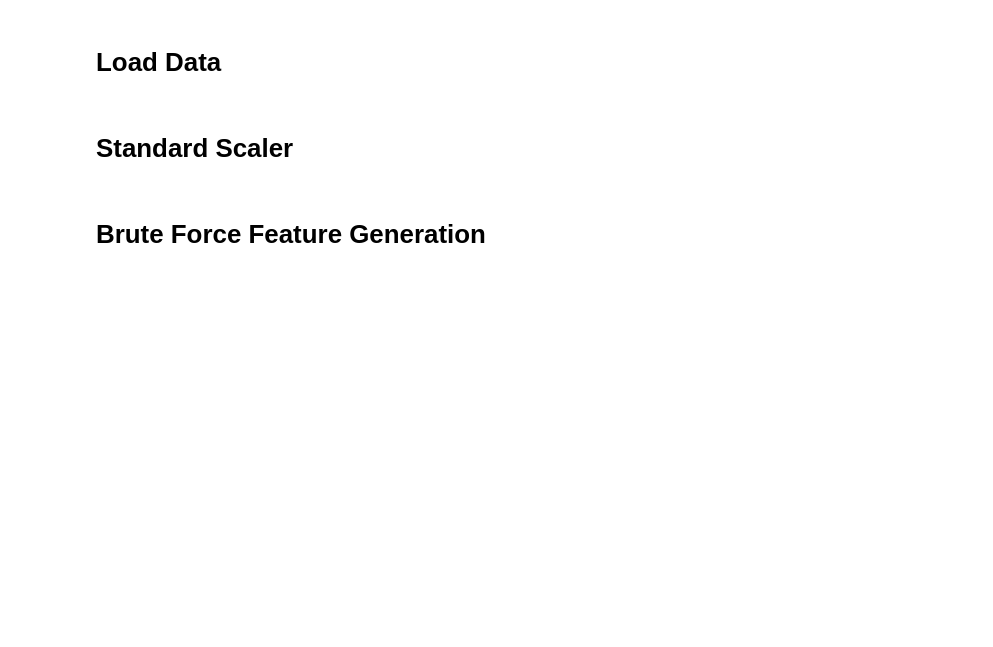
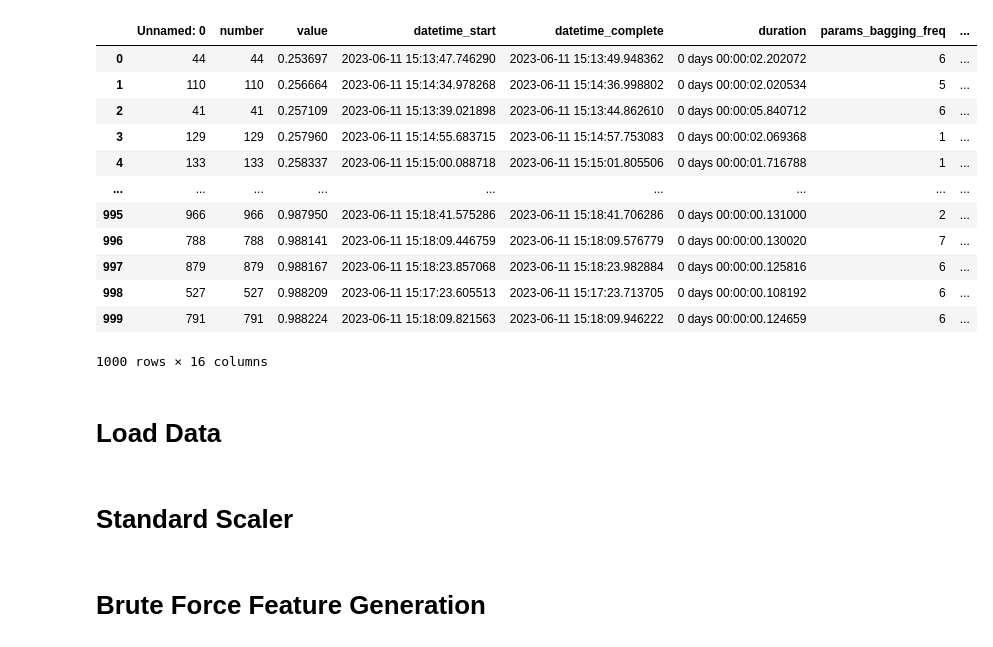
Before and after one commit to beatwad/ICR, a Jupyter notebook: robust-validation-framework-multilabel-ipynb.ipynb, the cells around one changed output. Cells and saved outputs as stored; diff of their text form; code cells hidden in the pictures; blank space fills up the shorter version.

```diff
--- a/robust-validation-framework-multilabel-ipynb.ipynb
+++ b/robust-validation-framework-multilabel-ipynb.ipynb
@@ -42,6 +42,22 @@ blk = Style.BRIGHT + Fore.BLACK
 red = Style.BRIGHT + Fore.RED
 blu = Style.BRIGHT + Fore.BLUE
 res = Style.RESET_ALL
+# %%
+pd.read_csv('optuna_lgbm_goss.csv')
+# %% [output]
+|  | Unnamed: 0 | number | value | datetime_start | datetime_complete | duration | params_bagging_freq | ... |
+| 0 | 44 | 44 | 0.253697 | 2023-06-11 15:13:47.746290 | 2023-06-11 15:13:49.948362 | 0 days 00:00:02.202072 | 6 | ... |
+| 1 | 110 | 110 | 0.256664 | 2023-06-11 15:14:34.978268 | 2023-06-11 15:14:36.998802 | 0 days 00:00:02.020534 | 5 | ... |
+| 2 | 41 | 41 | 0.257109 | 2023-06-11 15:13:39.021898 | 2023-06-11 15:13:44.862610 | 0 days 00:00:05.840712 | 6 | ... |
+| 3 | 129 | 129 | 0.257960 | 2023-06-11 15:14:55.683715 | 2023-06-11 15:14:57.753083 | 0 days 00:00:02.069368 | 1 | ... |
+| 4 | 133 | 133 | 0.258337 | 2023-06-11 15:15:00.088718 | 2023-06-11 15:15:01.805506 | 0 days 00:00:01.716788 | 1 | ... |
+| ... | ... | ... | ... | ... | ... | ... | ... | ... |
+| 995 | 966 | 966 | 0.987950 | 2023-06-11 15:18:41.575286 | 2023-06-11 15:18:41.706286 | 0 days 00:00:00.131000 | 2 | ... |
+| 996 | 788 | 788 | 0.988141 | 2023-06-11 15:18:09.446759 | 2023-06-11 15:18:09.576779 | 0 days 00:00:00.130020 | 7 | ... |
+| 997 | 879 | 879 | 0.988167 | 2023-06-11 15:18:23.857068 | 2023-06-11 15:18:23.982884 | 0 days 00:00:00.125816 | 6 | ... |
+| 998 | 527 | 527 | 0.988209 | 2023-06-11 15:17:23.605513 | 2023-06-11 15:17:23.713705 | 0 days 00:00:00.108192 | 6 | ... |
+| 999 | 791 | 791 | 0.988224 | 2023-06-11 15:18:09.821563 | 2023-06-11 15:18:09.946222 | 0 days 00:00:00.124659 | 6 | ... |
+1000 rows × 16 columns
 # %% [markdown]
 # Load Data
 # %%
```
Also changed, not shown: 2 other files.
